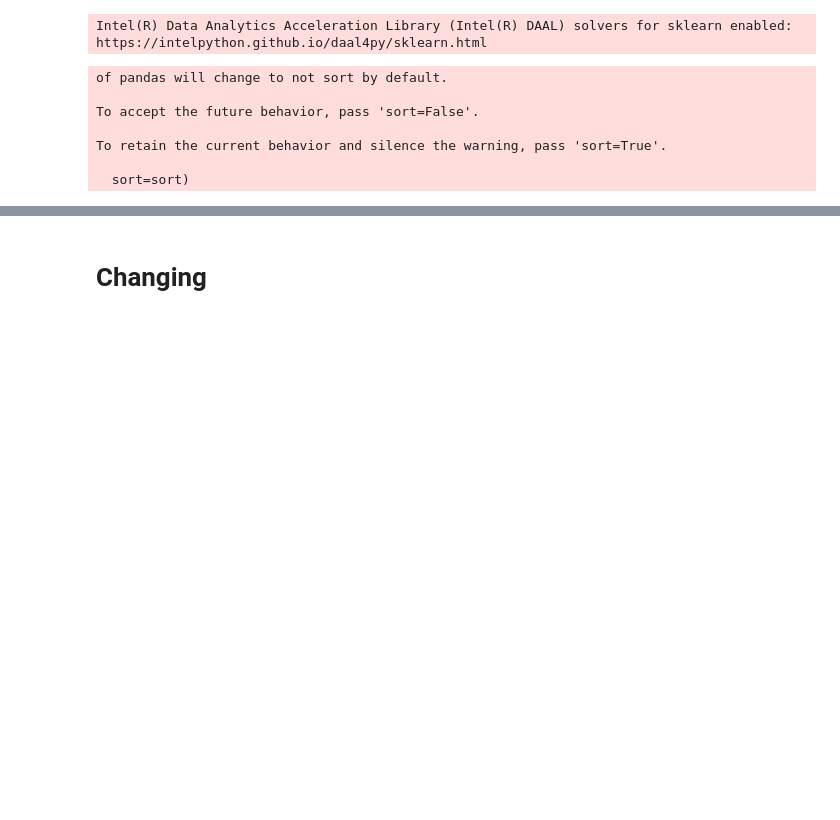
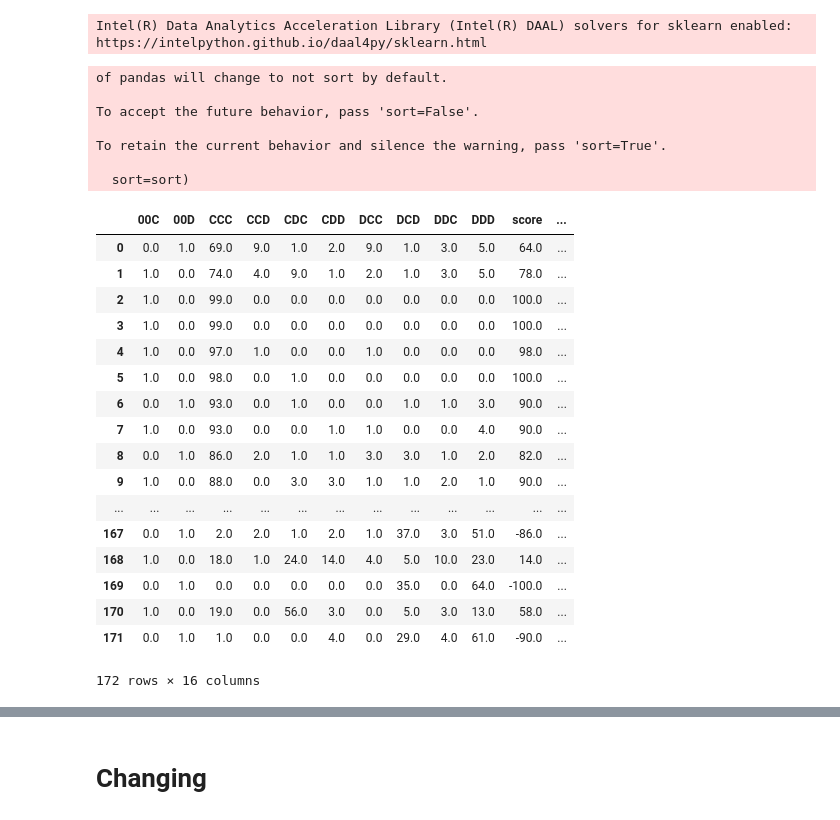
Before and after one commit to eladiomontero/DecisionTimes, a Jupyter notebook: SVO Context Analysis/changingSVO.ipynb, the cells around one changed output, grey strips where cells are left out. Saved outputs shown, nothing was run; the diff lists cells and outputs as text; code cells hidden in the pictures; blank space fills up the shorter version.

```diff
--- a/SVO Context Analysis/changingSVO.ipynb
+++ b/SVO Context Analysis/changingSVO.ipynb
@@ -51,12 +51,13 @@ def actionCounts(actions, user):
     prosocial = ['CCC', 'CDC', '00C', 'DDC', 'DCC']
     proself = ['DDD', 'DCD', '00D', 'CCD', 'CDD']
     rating = 0
-    act_df = {'user':user,'00D':0,'00C':0,'DCD':0,'CDC':0,'CCC':0,'CDD':0,'CCD':0,'DDC':0,'DCC':0,'DDD':0, 'type':""}
+    act_df = {'user':user,'00D':0,'00C':0,'DCD':0,'CDC':0,'CCC':0,'CDD':0,'CCD':0,'DDC':0,'DCC':0,'DDD':0, 'type':"", 'score': 0}
     for a in actions:
         act_df[a] = act_df[a] + 1
         if a in prosocial:
             rating = rating + 1
         else: rating = rating - 1
+    act_df["score"] = rating
     if rating >= 0: act_df["type"] = "Pro-social"
     else: act_df["type"] = "Pro-self"
     return act_df
@@ -89,6 +90,35 @@ To accept the future behavior, pass 'sort=False'.
 To retain the current behavior and silence the warning, pass 'sort=True'.
 
   sort=sort)
+# %%
+## Adjusting weights for actions
+actions["type_adj"] = ""
+actions["score_adj"] = 0
+
+for index, row in actions.iterrows():
+    score = sum(row[0:10] * [4,-4,0,-4,4,0,0,-4,4,0])
+    actions.iloc[index, 15] = score
+    actions.iloc[index, 14] = "Pro-social" if score>=0 else "Pro-self"
+actions
+# %% [output]
+|  | 00C | 00D | CCC | CCD | CDC | CDD | DCC | DCD | DDC | DDD | score | ... |
+| 0 | 0.0 | 1.0 | 69.0 | 9.0 | 1.0 | 2.0 | 9.0 | 1.0 | 3.0 | 5.0 | 64.0 | ... |
+| 1 | 1.0 | 0.0 | 74.0 | 4.0 | 9.0 | 1.0 | 2.0 | 1.0 | 3.0 | 5.0 | 78.0 | ... |
+| 2 | 1.0 | 0.0 | 99.0 | 0.0 | 0.0 | 0.0 | 0.0 | 0.0 | 0.0 | 0.0 | 100.0 | ... |
+| 3 | 1.0 | 0.0 | 99.0 | 0.0 | 0.0 | 0.0 | 0.0 | 0.0 | 0.0 | 0.0 | 100.0 | ... |
+| 4 | 1.0 | 0.0 | 97.0 | 1.0 | 0.0 | 0.0 | 1.0 | 0.0 | 0.0 | 0.0 | 98.0 | ... |
+| 5 | 1.0 | 0.0 | 98.0 | 0.0 | 1.0 | 0.0 | 0.0 | 0.0 | 0.0 | 0.0 | 100.0 | ... |
+| 6 | 0.0 | 1.0 | 93.0 | 0.0 | 1.0 | 0.0 | 0.0 | 1.0 | 1.0 | 3.0 | 90.0 | ... |
+| 7 | 1.0 | 0.0 | 93.0 | 0.0 | 0.0 | 1.0 | 1.0 | 0.0 | 0.0 | 4.0 | 90.0 | ... |
+| 8 | 0.0 | 1.0 | 86.0 | 2.0 | 1.0 | 1.0 | 3.0 | 3.0 | 1.0 | 2.0 | 82.0 | ... |
+| 9 | 1.0 | 0.0 | 88.0 | 0.0 | 3.0 | 3.0 | 1.0 | 1.0 | 2.0 | 1.0 | 90.0 | ... |
+| ... | ... | ... | ... | ... | ... | ... | ... | ... | ... | ... | ... | ... |
+| 167 | 0.0 | 1.0 | 2.0 | 2.0 | 1.0 | 2.0 | 1.0 | 37.0 | 3.0 | 51.0 | -86.0 | ... |
+| 168 | 1.0 | 0.0 | 18.0 | 1.0 | 24.0 | 14.0 | 4.0 | 5.0 | 10.0 | 23.0 | 14.0 | ... |
+| 169 | 0.0 | 1.0 | 0.0 | 0.0 | 0.0 | 0.0 | 0.0 | 35.0 | 0.0 | 64.0 | -100.0 | ... |
+| 170 | 1.0 | 0.0 | 19.0 | 0.0 | 56.0 | 3.0 | 0.0 | 5.0 | 3.0 | 13.0 | 58.0 | ... |
+| 171 | 0.0 | 1.0 | 1.0 | 0.0 | 0.0 | 4.0 | 0.0 | 29.0 | 4.0 | 61.0 | -90.0 | ... |
+172 rows × 16 columns
 # %%
 data_svo = pd.merge(data, actions[["type", "user"]], left_on = "player", right_on = "user")
 data_svo.opponent = data_svo['opponent'].str.strip("['']")
```
Also changed, not shown: parts of 44 cells of this notebook, 5 other files.
